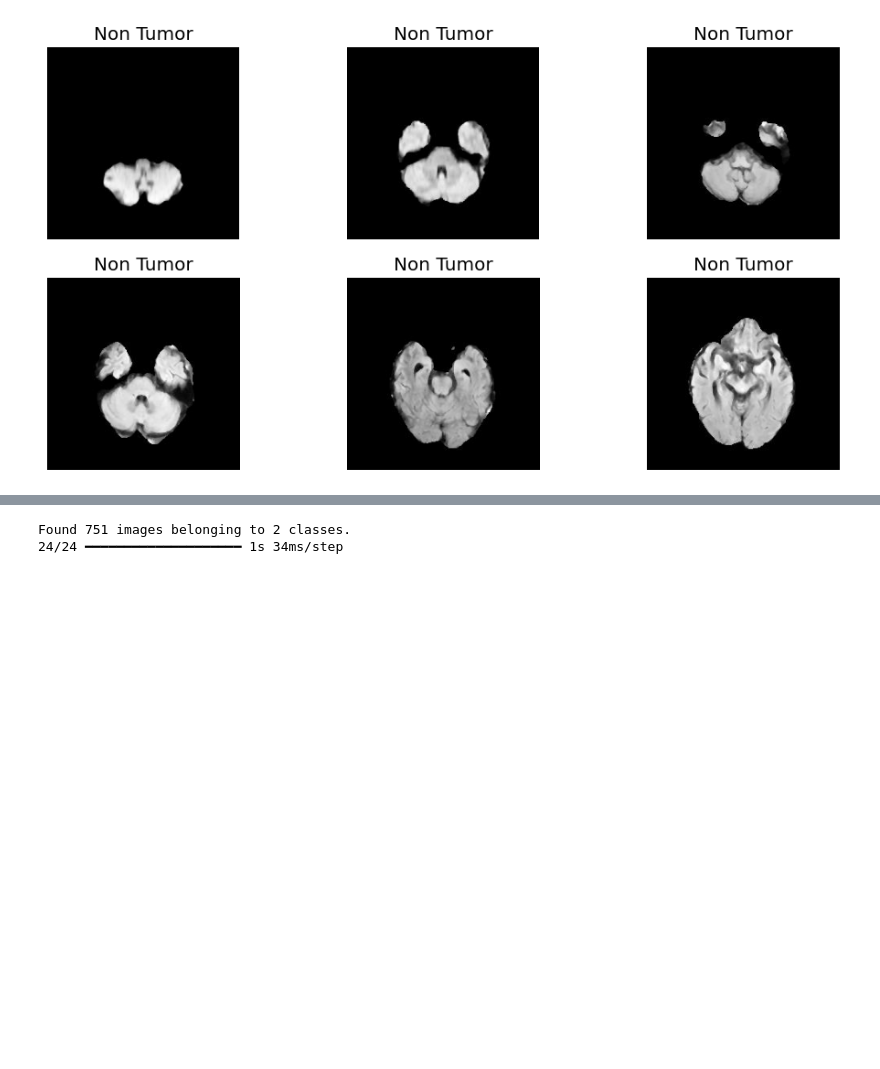
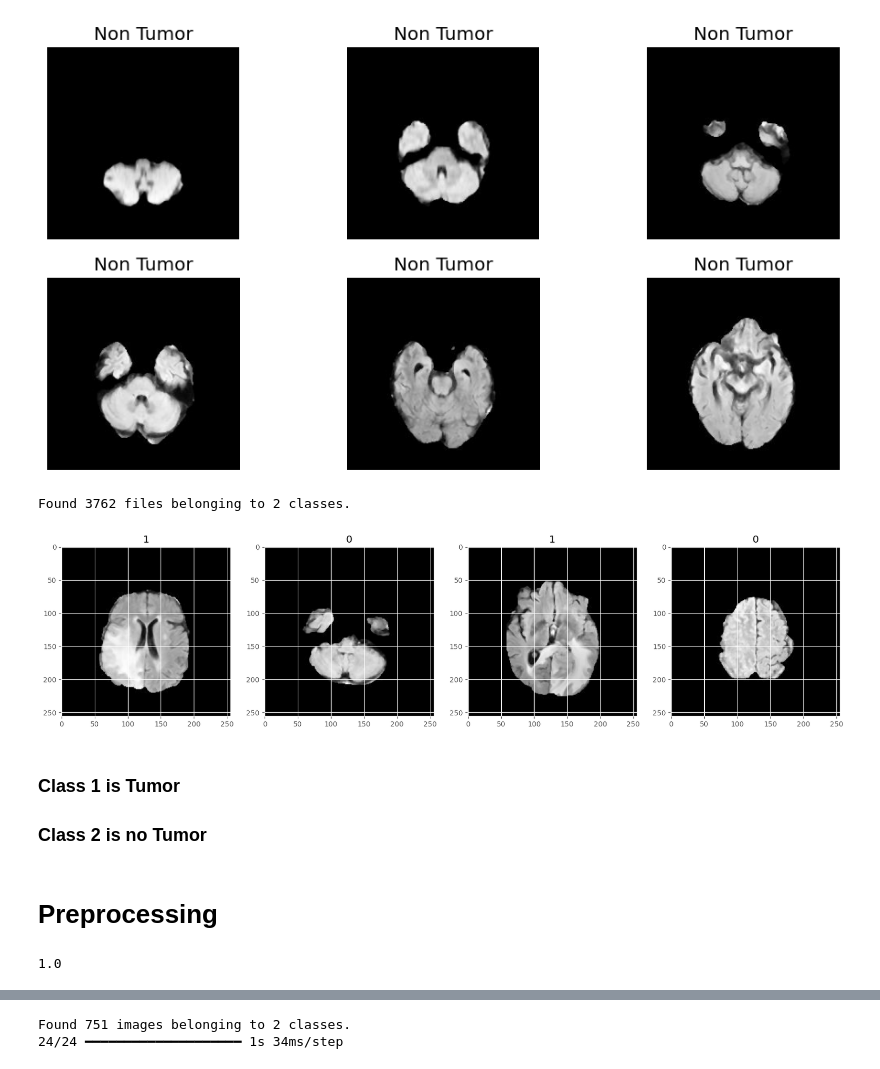
Before and after one commit to grahanoi/classifier_brain_tumor, a Jupyter notebook: main.ipynb, the cells around one changed output, grey strips where cells are left out. Cells and saved outputs as stored; diff of their text form; code cells hidden in the pictures; blank space fills up the shorter version.

Commit message:
data load, preprocess, train Model

```diff
--- a/main.ipynb
+++ b/main.ipynb
@@ -66,3 +74,40 @@ Number of images in tumor folder: 1683
 Number of images in non_tumor folder: 2079
 [figure]
 [figure]
+# %%
+# building data pipeline
+data = tf.keras.utils.image_dataset_from_directory('data/labeled')
+
+# create a data iterator
+data_iterator = data.as_numpy_iterator()
+
+# creat a batch
+batch = data_iterator.next()
+
+# images represented as numpy arrays
+batch[0].shape
+
+batch[1]
+
+# plot the batch to see which class belongs to which image
+fig, ax = plt.subplots(ncols=4, figsize=(20, 20))
+for idx, img in enumerate(batch[0][:4]):
+    ax[idx].imshow(img.astype(int))
+    ax[idx].title.set_text(batch[1][idx])
+# %% [output]
+Found 3762 files belonging to 2 classes.
+[figure, added]
+# %% [markdown]
+### Class 1 is Tumor
+### Class 2 is no Tumor
+# %% [markdown]
+# Preprocessing
+# %%
+# pincip of scaling
+# Just for testing don't run this code
+"""
+scaled = batch[0] / 255
+scaled.max()
+"""
+# %% [output]
+1.0
```
Also changed, not shown: parts of 10 cells of this notebook.
